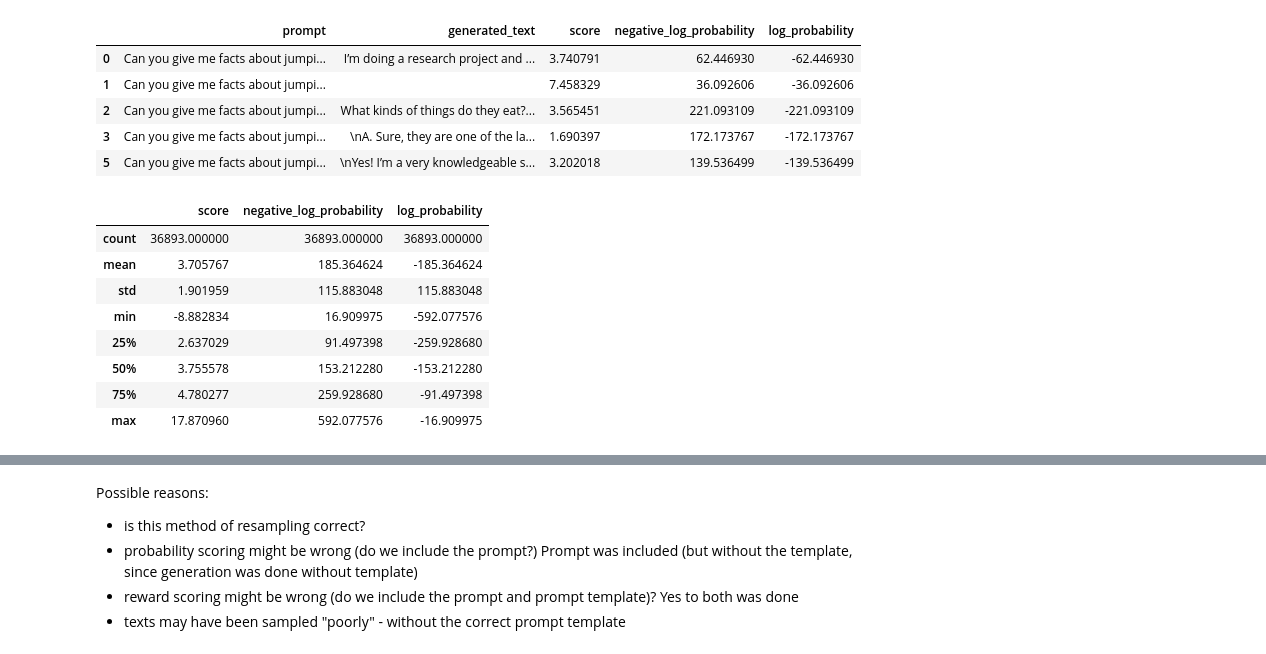
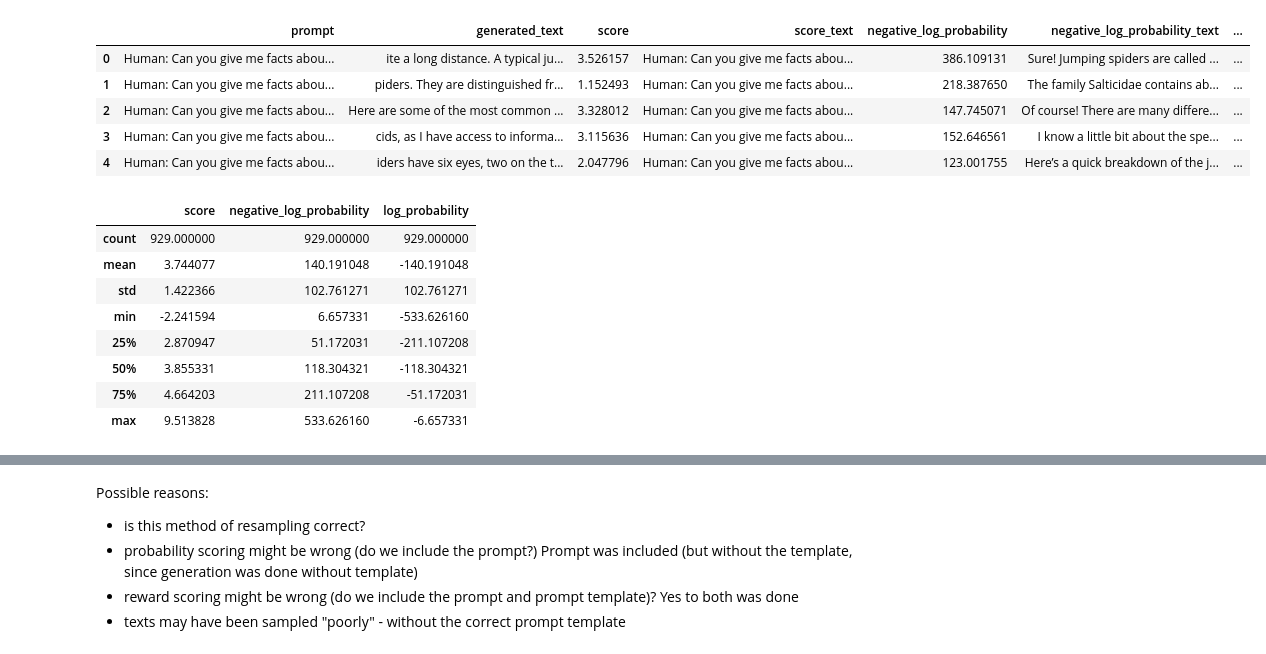
Before and after one commit to tanyjnaaman/probability-quality-paradox, a Jupyter notebook: src/experiments/language_model_experiments/analysis.ipynb, the cells around one changed output, grey strips where cells are left out. Saved outputs shown, nothing was run; the diff lists cells and outputs as text; code cells hidden in the pictures.

```diff
--- a/src/experiments/language_model_experiments/analysis.ipynb
+++ b/src/experiments/language_model_experiments/analysis.ipynb
@@ -7,36 +7,44 @@ from scipy.stats import pearsonr, spearmanr
 
 pd.set_option("display.width", 80)
 pd.set_option("display.max_colwidth", None)
+# %%
+reward_df = pd.read_csv(
+    "ethz-spylab-rlhf-7b-harmless_l256_promptseed42_numprompt100_numgenerations10_ancestral_t1.0_humanassistant_scoredreward_humanassistant_includeprompt.csv"
+)
+nll_df = pd.read_csv(
+    "ethz-spylab-rlhf-7b-harmless_l256_promptseed42_numprompt100_numgenerations10_ancestral_t1.0_humanassistant_scorednll.csv"
+)
+assert reward_df[["prompt", "generated_text"]].equals(
+    nll_df[["prompt", "generated_text"]]
+)
 # %%
-df = pd.read_csv(
-    "ethz-spylab-rlhf-7b-harmless_l256_promptseed42_numprompt500_numgenerations100_top_p095_scoredreward_scorednll.csv"
-)
+df = reward_df.merge(nll_df, on=["prompt", "generated_text"])
 df["generated_text"] = df.apply(
     lambda row: row["generated_text"][len(row["prompt"]) :], axis=1
 )
 df["log_probability"] = -df["negative_log_probability"]
 
 df = df.drop_duplicates()
 df.head()
 # %% [output]
-|  | prompt | generated_text | score | negative_log_probability | log_probability |
-| 0 | Can you give me facts about jumpi... | I’m doing a research project and ... | 3.740791 | 62.446930 | -62.446930 |
-| 1 | Can you give me facts about jumpi... |  | 7.458329 | 36.092606 | -36.092606 |
-| 2 | Can you give me facts about jumpi... | What kinds of things do they eat?... | 3.565451 | 221.093109 | -221.093109 |
-| 3 | Can you give me facts about jumpi... | \nA. Sure, they are one of the la... | 1.690397 | 172.173767 | -172.173767 |
-| 5 | Can you give me facts about jumpi... | \nYes! I’m a very knowledgeable s... | 3.202018 | 139.536499 | -139.536499 |
+|  | prompt | generated_text | score | score_text | negative_log_probability | negative_log_probability_text | ... |
+| 0 | Human: Can you give me facts abou... | ite a long distance. A typical ju... | 3.526157 | Human: Can you give me facts abou... | 386.109131 | Sure! Jumping spiders are called ... | ... |
+| 1 | Human: Can you give me facts abou... | piders. They are distinguished fr... | 1.152493 | Human: Can you give me facts abou... | 218.387650 | The family Salticidae contains ab... | ... |
+| 2 | Human: Can you give me facts abou... | Here are some of the most common ... | 3.328012 | Human: Can you give me facts abou... | 147.745071 | Of course! There are many differe... | ... |
+| 3 | Human: Can you give me facts abou... | cids, as I have access to informa... | 3.115636 | Human: Can you give me facts abou... | 152.646561 | I know a little bit about the spe... | ... |
+| 4 | Human: Can you give me facts abou... | iders have six eyes, two on the t... | 2.047796 | Human: Can you give me facts abou... | 123.001755 | Here’s a quick breakdown of the j... | ... |
 # %%
 df[["score", "negative_log_probability", "log_probability"]].describe()
 # %% [output]
 |  | score | negative_log_probability | log_probability |
-| count | 36893.000000 | 36893.000000 | 36893.000000 |
-| mean | 3.705767 | 185.364624 | -185.364624 |
-| std | 1.901959 | 115.883048 | 115.883048 |
-| min | -8.882834 | 16.909975 | -592.077576 |
-| 25% | 2.637029 | 91.497398 | -259.928680 |
-| 50% | 3.755578 | 153.212280 | -153.212280 |
-| 75% | 4.780277 | 259.928680 | -91.497398 |
-| max | 17.870960 | 592.077576 | -16.909975 |
+| count | 929.000000 | 929.000000 | 929.000000 |
+| mean | 3.744077 | 140.191048 | -140.191048 |
+| std | 1.422366 | 102.761271 | 102.761271 |
+| min | -2.241594 | 6.657331 | -533.626160 |
+| 25% | 2.870947 | 51.172031 | -211.107208 |
+| 50% | 3.855331 | 118.304321 | -118.304321 |
+| 75% | 4.664203 | 211.107208 | -51.172031 |
+| max | 9.513828 | 533.626160 | -6.657331 |
 # %%
 num_corpuses = 1000
 # %%
```
Also changed, not shown: parts of 1 cell of this notebook, 4 other files.
